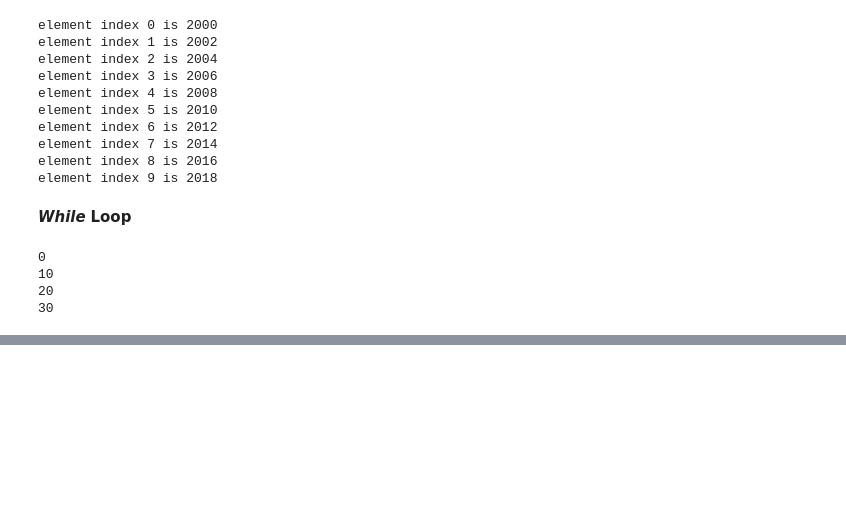
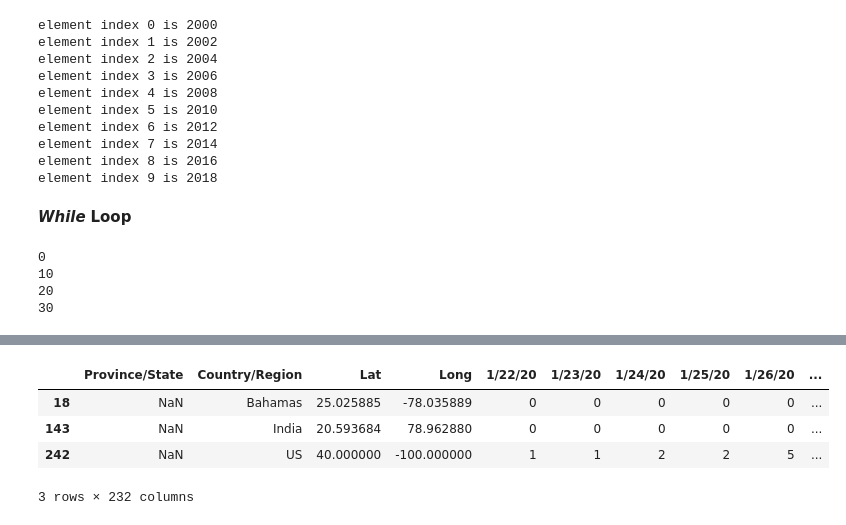
Before and after one commit to alekyapopuri96/DataVizFall2020_Colab, a Jupyter notebook: Python_Basics_lec02.ipynb, the cells around one changed output, grey strips where cells are left out. Saved outputs shown, nothing was run; the diff lists cells and outputs as text; code cells hidden in the pictures; blank space fills up the shorter version.

```diff
--- a/Python_Basics_lec02.ipynb
+++ b/Python_Basics_lec02.ipynb
@@ -137,0 +245,11 @@ while(element<30):
+# %%
+## data specific to countries-india, bahamas and us
+
+df_covid_c = df_covid[df_covid['Country/Region'].isin(['India','US','Bahamas'])].copy()
+df_covid_c.head(20)
+# %% [output]
+|  | Province/State | Country/Region | Lat | Long | 1/22/20 | 1/23/20 | 1/24/20 | 1/25/20 | 1/26/20 | ... |
+| 18 | NaN | Bahamas | 25.025885 | -78.035889 | 0 | 0 | 0 | 0 | 0 | ... |
+| 143 | NaN | India | 20.593684 | 78.962880 | 0 | 0 | 0 | 0 | 0 | ... |
+| 242 | NaN | US | 40.000000 | -100.000000 | 1 | 1 | 2 | 2 | 5 | ... |
+3 rows × 232 columns
```
Also changed, not shown: parts of 12 cells of this notebook.
